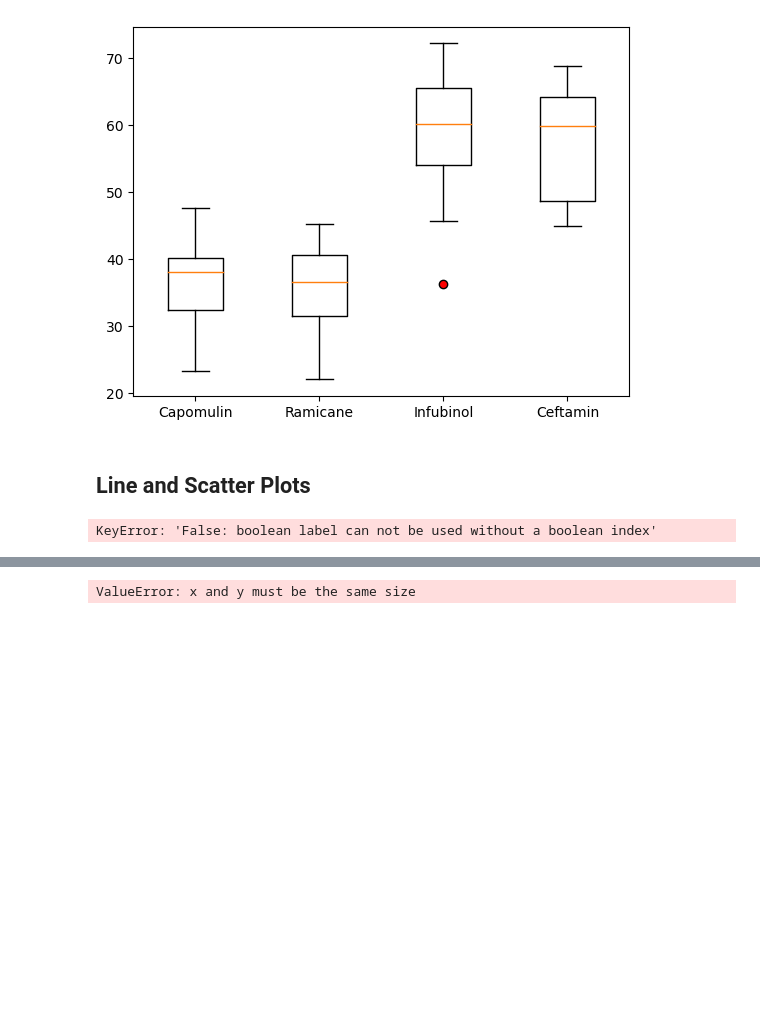
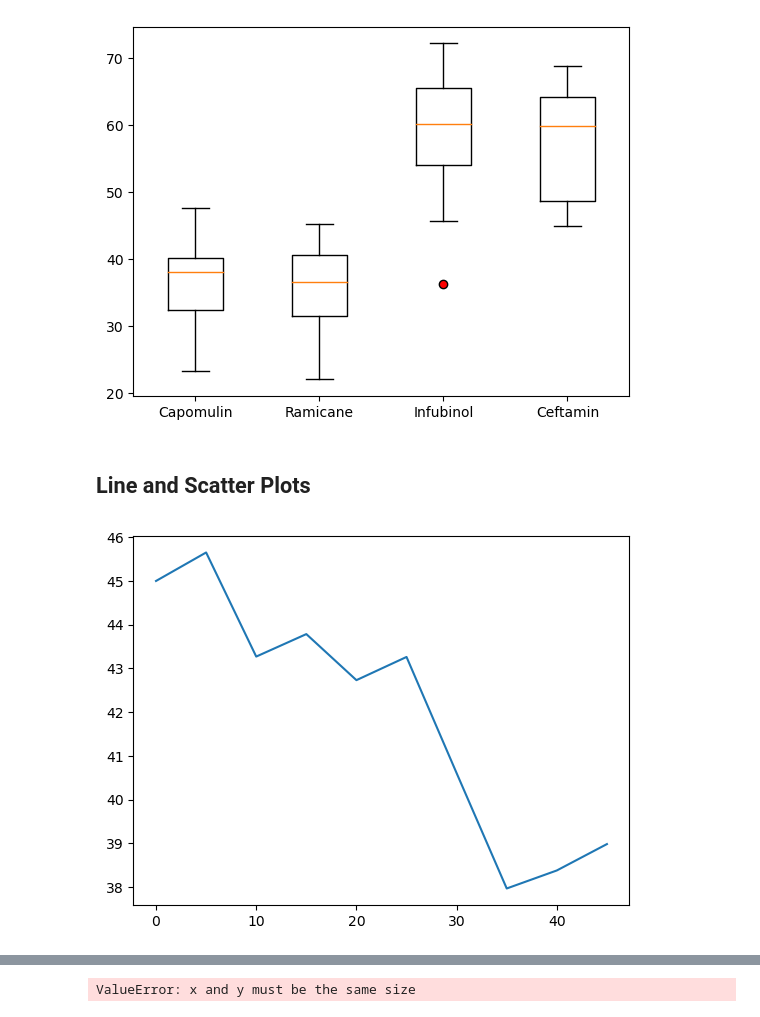
Before and after one commit to KDR9577/MatPlotlib, a Jupyter notebook: MatPlotlib/pymaceuticals_starter.ipynb, the cells around one changed output, grey strips where cells are left out. Saved outputs shown, nothing was run; the diff lists cells and outputs as text; code cells hidden in the pictures; blank space fills up the shorter version.

```diff
--- a/MatPlotlib/pymaceuticals_starter.ipynb
+++ b/MatPlotlib/pymaceuticals_starter.ipynb
@@ -238,11 +249,10 @@ plt.show()
 ## Line and Scatter Plots
 # %%
 # Generate a line plot of tumor volume vs. time point for a single mouse treated with Capomulin
-timepoint = merged_df["Timepoint"]
-tumor_vol = merged_df.loc[merged_df["Mouse ID"]==1509, ["Drug Regimen"]=="Capomulin"]
+merged_capo_df = combined_df.loc[combined_df['Drug Regimen'] == 'Capomulin',:]
+timepoint = merged_capo_df.loc[merged_capo_df['Mouse ID']=='b128', 'Timepoint']
+tumor_vol = merged_capo_df.loc[merged_capo_df['Mouse ID']=='b128', "Tumor Volume (mm3)"]
 plt.plot(timepoint, tumor_vol)
-plt.xlabel("Timepoint (days)")
-plt.ylabel("Tumor Volume (mm3)")
 plt.show()
 # %% [output]
-KeyError: 'False: boolean label can not be used without a boolean index'
+[figure, added]
```
Also changed, not shown: parts of 3 cells of this notebook.
